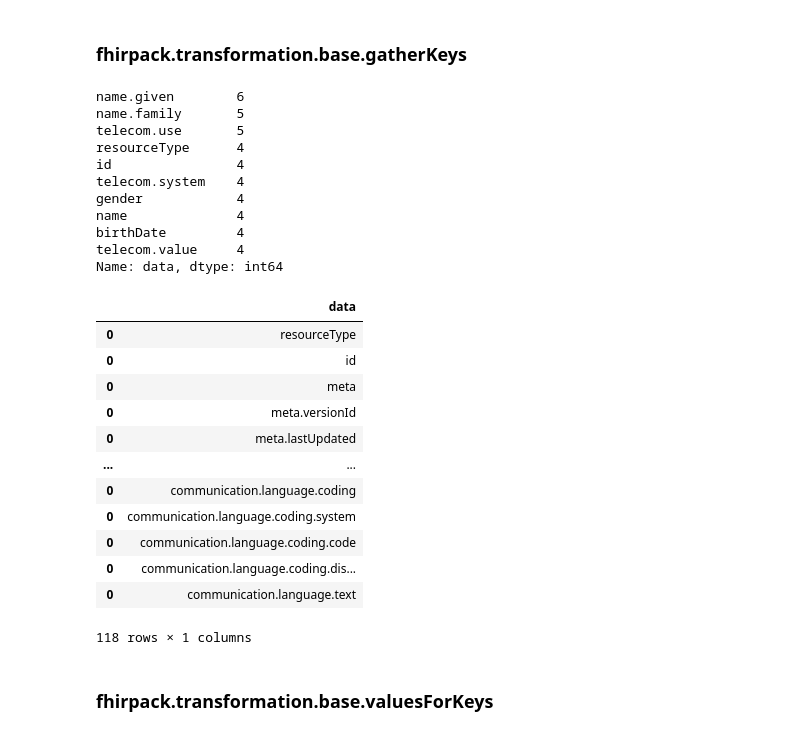
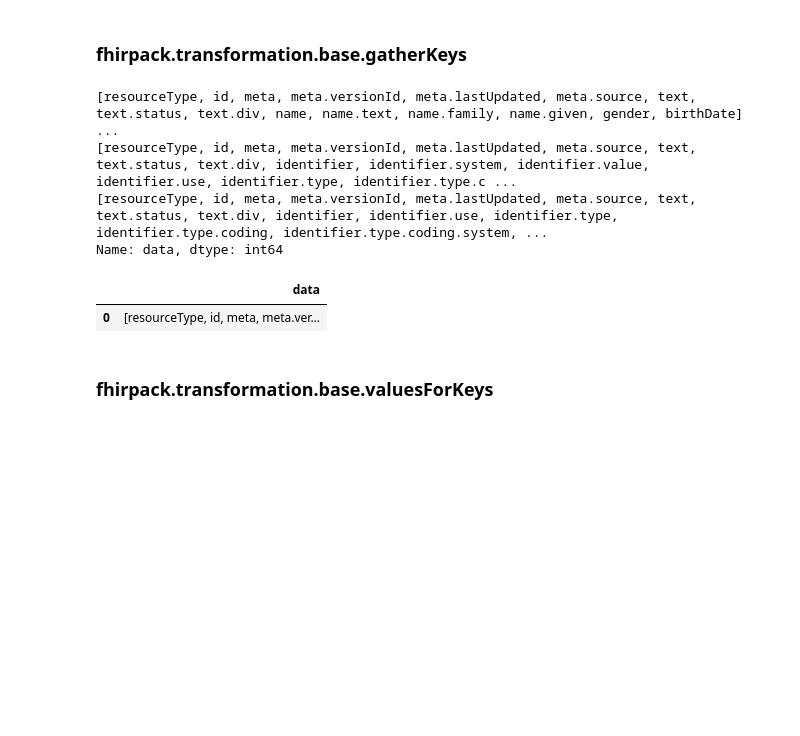
Before and after one commit to fhirpack/fhirpack, a Jupyter notebook: docs/examples/usage.ipynb, the cells around one changed output. Cells and saved outputs as stored; diff of their text form; code cells hidden in the pictures; blank space fills up the shorter version.

```diff
--- a/docs/examples/usage.ipynb
+++ b/docs/examples/usage.ipynb
@@ -834,39 +842,18 @@ pack\
 # %% [markdown]
 ### fhirpack.transformation.base.gatherKeys
 # %%
-patients.gatherKeys().data.explode().value_counts()[:10]
+patients.gatherKeys().data.value_counts()[:10]
 # %% [output]
-name.given        6
-name.family       5
-telecom.use       5
-resourceType      4
-id                4
-telecom.system    4
-gender            4
-name              4
-birthDate         4
-telecom.value     4
+[resourceType, id, meta, meta.versionId, meta.lastUpdated, meta.source, text, text.status, text.div, name, name.text, name.family, name.given, gender, birthDate]                                        ...
+[resourceType, id, meta, meta.versionId, meta.lastUpdated, meta.source, text, text.status, text.div, identifier, identifier.system, identifier.value, identifier.use, identifier.type, identifier.type.c ...
+[resourceType, id, meta, meta.versionId, meta.lastUpdated, meta.source, text, text.status, text.div, identifier, identifier.use, identifier.type, identifier.type.coding, identifier.type.coding.system, ...
 Name: data, dtype: int64
 # %%
-pack.getPatients(
-    ['e92abcdc-a300-41e0-aa0f-378daebe25dc']
-    )\
-        .gatherKeys(['valueString'])\
-            .explode()
+pack.getPatients(['e92abcdc-a300-41e0-aa0f-378daebe25dc'])\
+        .gatherKeys(['valueString'])
 # %% [output]
 |  | data |
-| 0 | resourceType |
-| 0 | id |
-| 0 | meta |
-| 0 | meta.versionId |
-| 0 | meta.lastUpdated |
-| ... | ... |
-| 0 | communication.language.coding |
-| 0 | communication.language.coding.system |
-| 0 | communication.language.coding.code |
-| 0 | communication.language.coding.dis... |
-| 0 | communication.language.text |
+| 0 | [resourceType, id, meta, meta.ver... |
-118 rows × 1 columns
 # %% [markdown]
 ### fhirpack.transformation.base.valuesForKeys
 # %%
```
Also changed, not shown: parts of 17 cells of this notebook, 2 other files.
